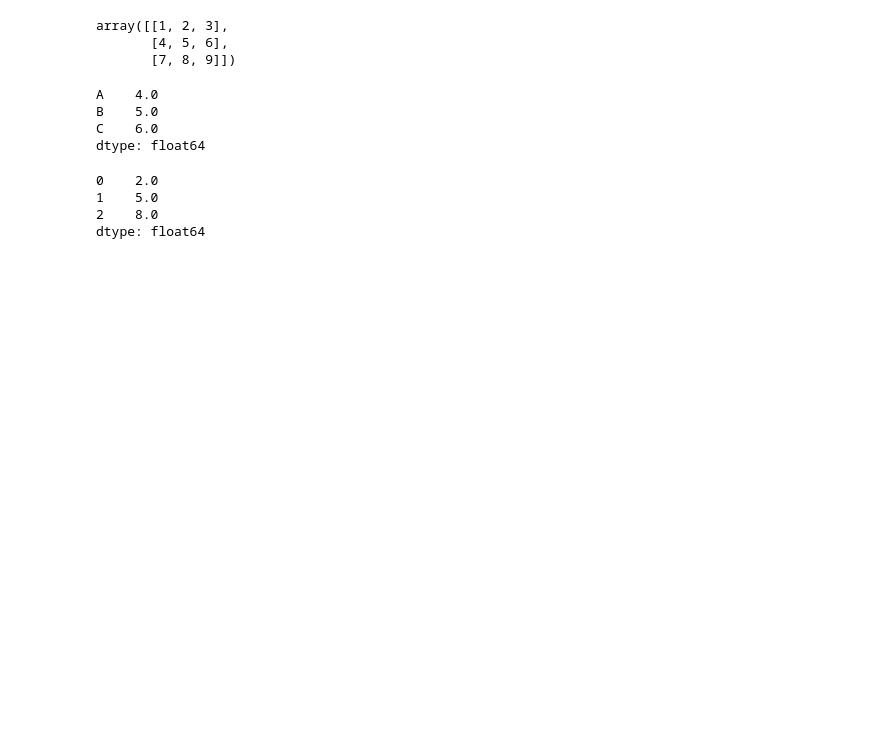
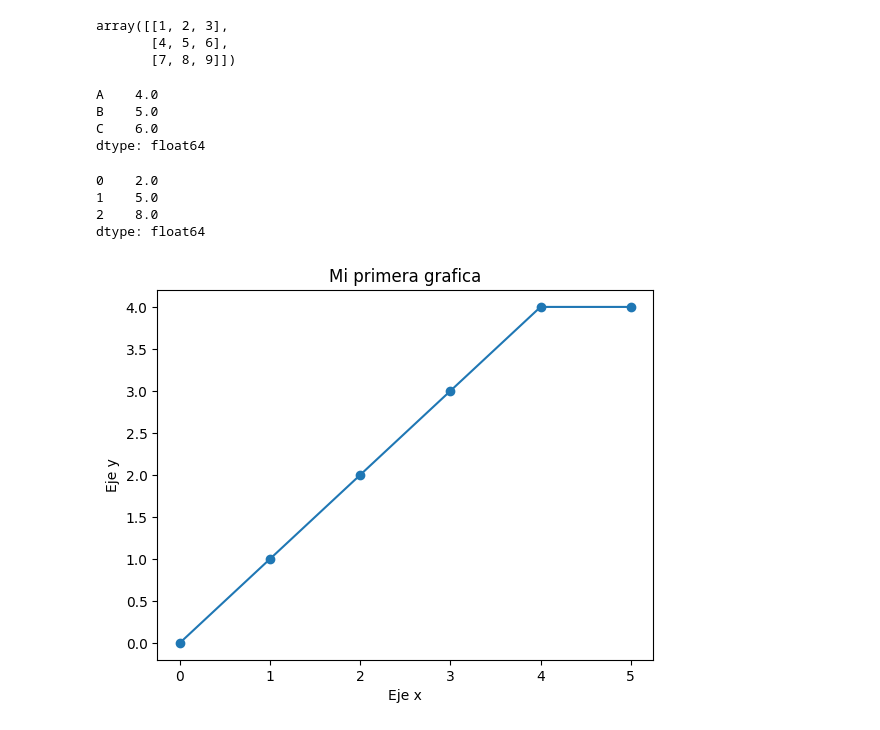
Before and after one commit to oscarm24/Analisis_de_datos_python, a Jupyter notebook: AnalisisDatos.ipynb, the cells around one changed output. Cells and saved outputs as stored; diff of their text form; code cells hidden in the pictures; blank space fills up the shorter version.

```diff
--- a/AnalisisDatos.ipynb
+++ b/AnalisisDatos.ipynb
@@ -700,0 +703,13 @@ dtype: float64
+# %%
+# Ejmeplo de una linea simple
+x = [0,1,2,3,4,5]
+y = [0,1,2,3,4,4]
+
+plt.plot(x,y)
+plt.scatter(x,y)
+plt.xlabel("Eje x")
+plt.ylabel("Eje y")
+plt.title("Mi primera grafica")
+plt.show()
+# %% [output]
+[figure, added]
```
Also changed, not shown: parts of 4 cells of this notebook.
